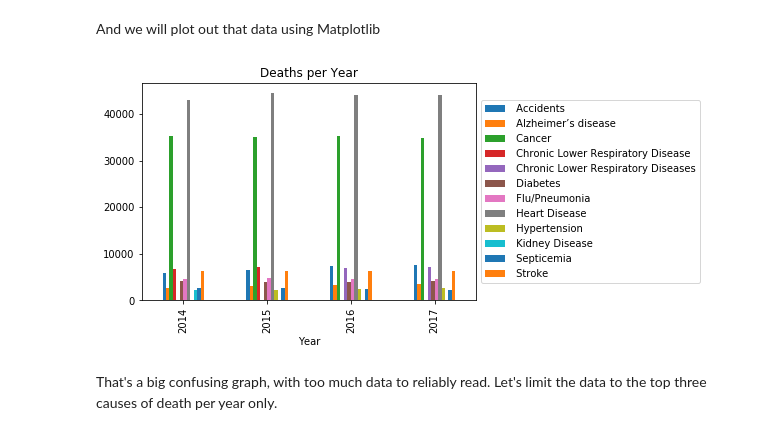
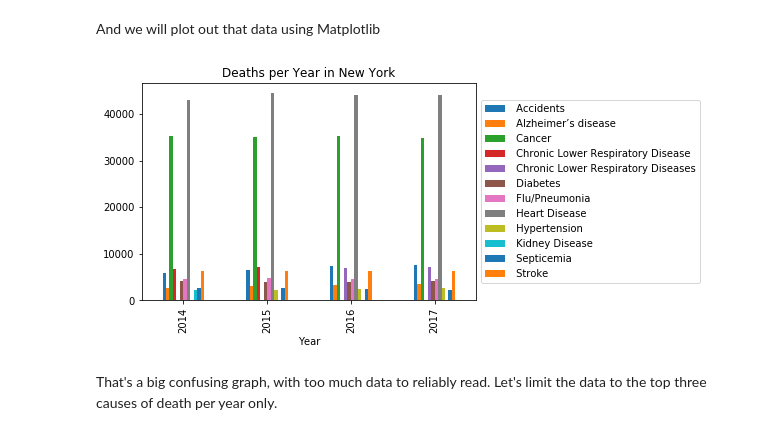
Before and after one commit to mhernandezit/is362_final_project, a Jupyter notebook: Final_Notebook.ipynb, the cells around one changed output. Saved outputs shown, nothing was run; the diff lists cells and outputs as text; code cells hidden in the pictures.

```diff
--- a/Final_Notebook.ipynb
+++ b/Final_Notebook.ipynb
@@ -126,12 +163,12 @@ graph_data
 And we will plot out that data using Matplotlib
 # %%
 f = plt.figure()
-plt.title('Deaths per Year', color='black')
+plt.title('Deaths per Year in New York', color='black')
 graph_data.plot(kind='bar', ax=f.gca())
 plt.legend(loc='center left', bbox_to_anchor=(1, 0.5))
 plt.show()
 # %% [output]
-[figure, old version]
+[figure, new version]
 # %% [markdown]
 That's a big confusing graph, with too much data to reliably read.  Let's limit the data to the top three causes of death per year only.
 # %%
```
Also changed, not shown: parts of 16 cells of this notebook.
